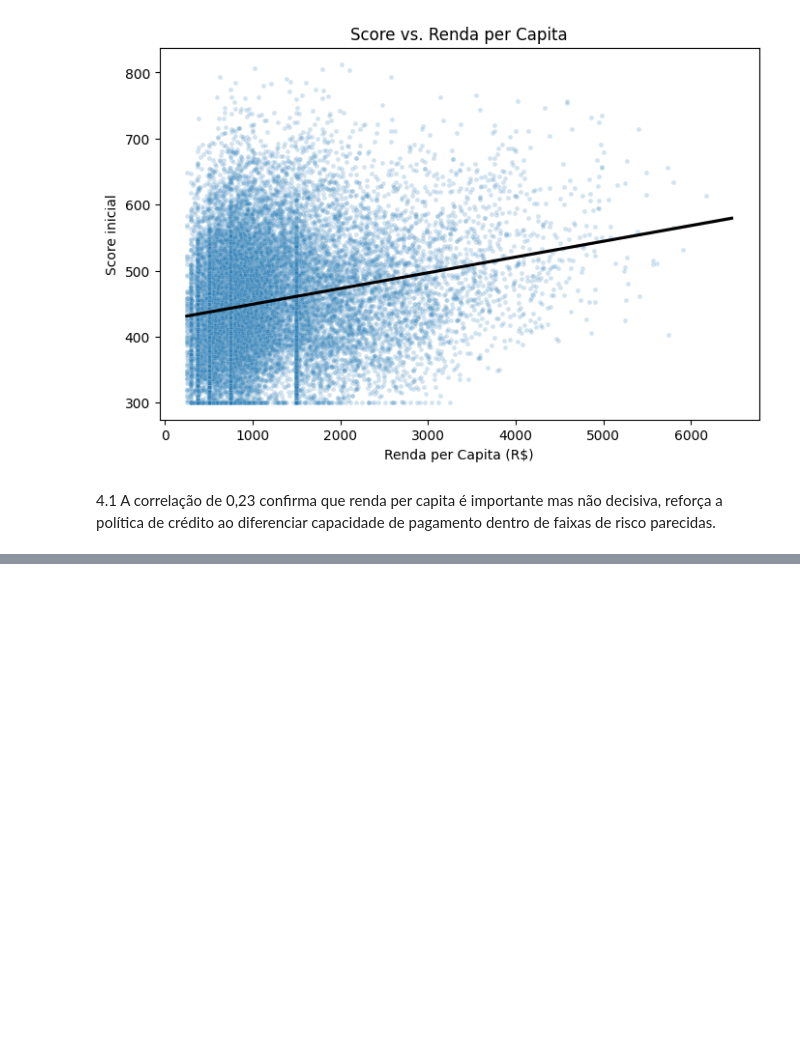
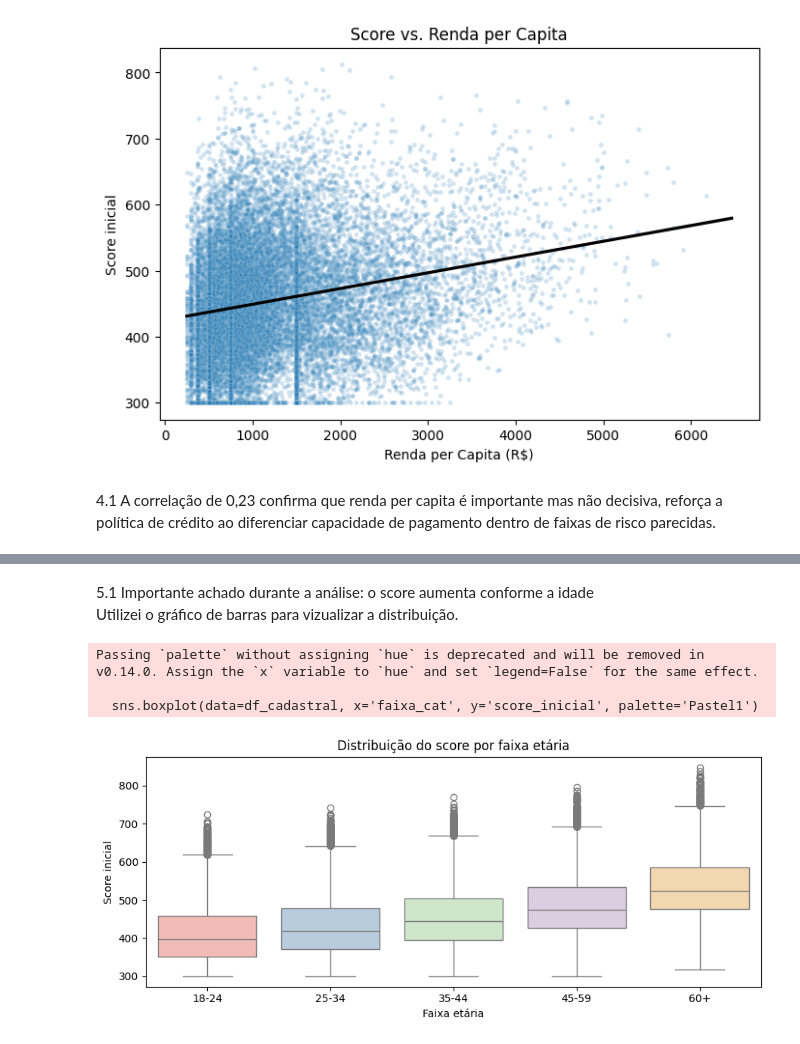
Before and after one commit to mairasantana/desafio-final-neurotech, a Jupyter notebook: analise_de_dados.ipynb, the cells around one changed output, grey strips where cells are left out. Drawn from its saved outputs; the diff is of its cells as text; code cells hidden in the pictures; blank space fills up the shorter version.

```diff
--- a/analise_de_dados.ipynb
+++ b/analise_de_dados.ipynb
@@ -490,0 +549,14 @@ plt.show()
+# %% [markdown]
+5.1 Importante achado durante a análise: o score aumenta conforme a idade
+Utilizei o gráfico de barras para vizualizar a distribuição.
+# %%
+plt.figure(figsize=(9,4))
+sns.boxplot(data=df_cadastral, x='faixa_cat', y='score_inicial', palette='Pastel1')
+plt.title('Distribuição do score por faixa etária')
+plt.xlabel('Faixa etária'); plt.ylabel('Score inicial')
+plt.tight_layout(); plt.show()
+# %% [output]
+Passing `palette` without assigning `hue` is deprecated and will be removed in v0.14.0. Assign the `x` variable to `hue` and set `legend=False` for the same effect.
+
+  sns.boxplot(data=df_cadastral, x='faixa_cat', y='score_inicial', palette='Pastel1')
+[figure, added]
```
Also changed, not shown: parts of 11 cells of this notebook.
